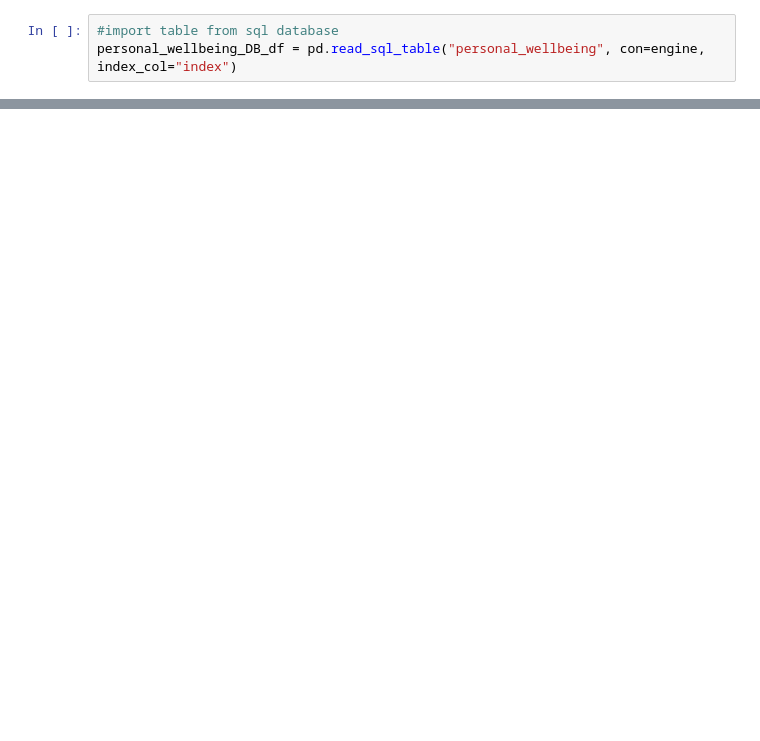
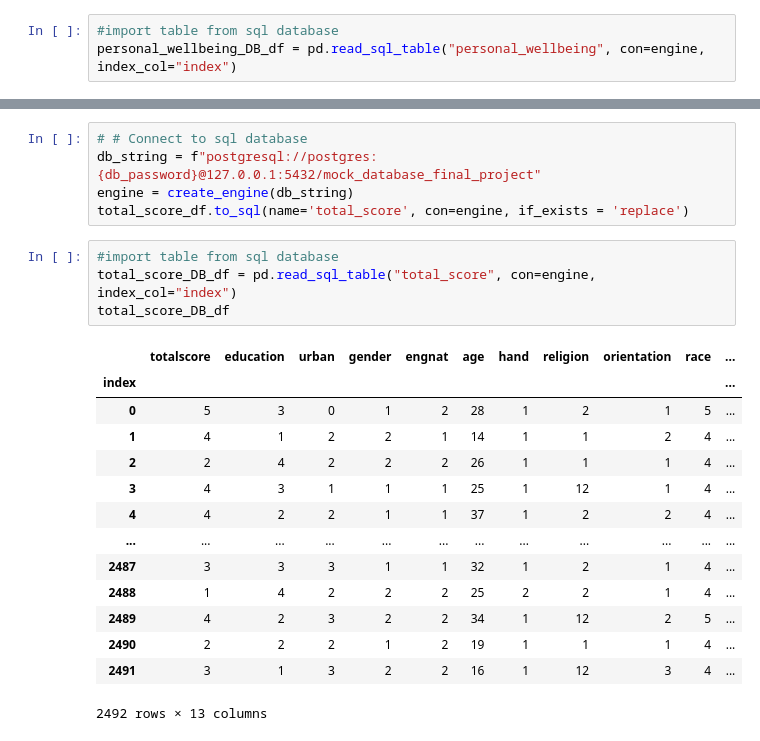
Before and after one commit to Maureen220/Conspiracy_Theory_Final, a Jupyter notebook: database_segment_1.ipynb, the cells around one changed output, grey strips where cells are left out. Saved outputs shown, nothing was run; the diff lists cells and outputs as text; blank space fills up the shorter version.

Commit message:
updated SQL file and database table creation file

```diff
--- a/database_segment_1.ipynb
+++ b/database_segment_1.ipynb
@@ -328,0 +462,24 @@ personal_wellbeing_DB_df
+# %%
+# # Connect to sql database
+db_string = f"postgresql://postgres:{db_password}@127.0.0.1:5432/mock_database_final_project"
+engine = create_engine(db_string)
+total_score_df.to_sql(name='total_score', con=engine, if_exists = 'replace')
+# %%
+#import table from sql database
+total_score_DB_df = pd.read_sql_table("total_score", con=engine, index_col="index")
+total_score_DB_df
+# %% [output]
+|  | totalscore | education | urban | gender | engnat | age | hand | religion | orientation | race | ... |
+| index |  |  |  |  |  |  |  |  |  |  | ... |
+| 0 | 5 | 3 | 0 | 1 | 2 | 28 | 1 | 2 | 1 | 5 | ... |
+| 1 | 4 | 1 | 2 | 2 | 1 | 14 | 1 | 1 | 2 | 4 | ... |
+| 2 | 2 | 4 | 2 | 2 | 2 | 26 | 1 | 1 | 1 | 4 | ... |
+| 3 | 4 | 3 | 1 | 1 | 1 | 25 | 1 | 12 | 1 | 4 | ... |
+| 4 | 4 | 2 | 2 | 1 | 1 | 37 | 1 | 2 | 2 | 4 | ... |
+| ... | ... | ... | ... | ... | ... | ... | ... | ... | ... | ... | ... |
+| 2487 | 3 | 3 | 3 | 1 | 1 | 32 | 1 | 2 | 1 | 4 | ... |
+| 2488 | 1 | 4 | 2 | 2 | 2 | 25 | 2 | 2 | 1 | 4 | ... |
+| 2489 | 4 | 2 | 3 | 2 | 2 | 34 | 1 | 12 | 2 | 5 | ... |
+| 2490 | 2 | 2 | 2 | 1 | 2 | 19 | 1 | 1 | 1 | 4 | ... |
+| 2491 | 3 | 1 | 3 | 2 | 2 | 16 | 1 | 12 | 3 | 4 | ... |
+2492 rows × 13 columns
```
Also changed, not shown: parts of 23 cells of this notebook, 1 other file.
